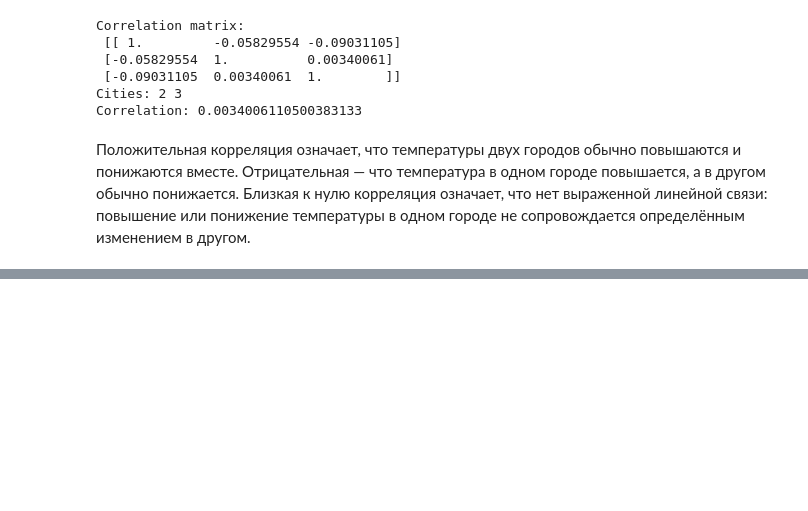
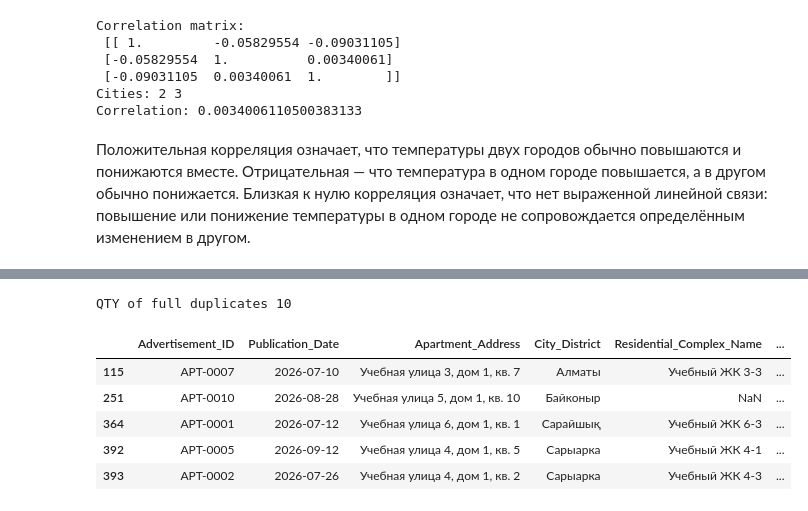
Before and after one commit to DIas-code/AITU, a Jupyter notebook: Programing for data analysis/assignment2/assignment2.ipynb, the cells around one changed output, grey strips where cells are left out. Drawn from its saved outputs; the diff is of its cells as text; code cells hidden in the pictures; blank space fills up the shorter version.

```diff
--- a/Programing for data analysis/assignment2/assignment2.ipynb
+++ b/Programing for data analysis/assignment2/assignment2.ipynb
@@ -536,0 +662,12 @@ Correlation: 0.0034006110500383133
+# %%
+duplicates_all = df.duplicated().sum()
+print('QTY of full duplicates', duplicates_all)
+display(df[df.duplicated()].head())
+# %% [output]
+QTY of full duplicates 10
+|  | Advertisement_ID | Publication_Date | Apartment_Address | City_District | Residential_Complex_Name | ... |
+| 115 | APT-0007 | 2026-07-10 | Учебная улица 3, дом 1, кв. 7 | Алматы | Учебный ЖК 3-3 | ... |
+| 251 | APT-0010 | 2026-08-28 | Учебная улица 5, дом 1, кв. 10 | Байконыр | NaN | ... |
+| 364 | APT-0001 | 2026-07-12 | Учебная улица 6, дом 1, кв. 1 | Сарайшық | Учебный ЖК 6-3 | ... |
+| 392 | APT-0005 | 2026-09-12 | Учебная улица 4, дом 1, кв. 5 | Сарыарка | Учебный ЖК 4-1 | ... |
+| 393 | APT-0002 | 2026-07-26 | Учебная улица 4, дом 1, кв. 2 | Сарыарка | Учебный ЖК 4-3 | ... |
```
Also changed, not shown: parts of 12 cells of this notebook, 13 other files.
